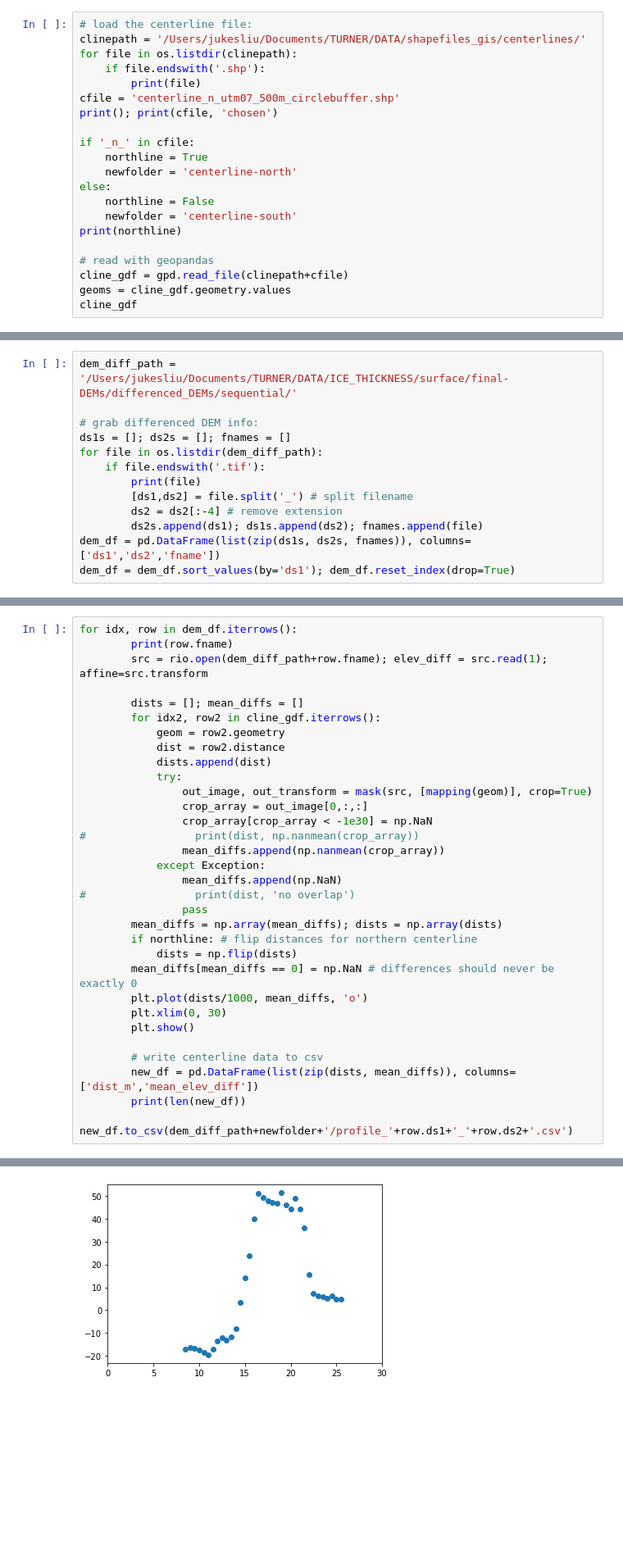
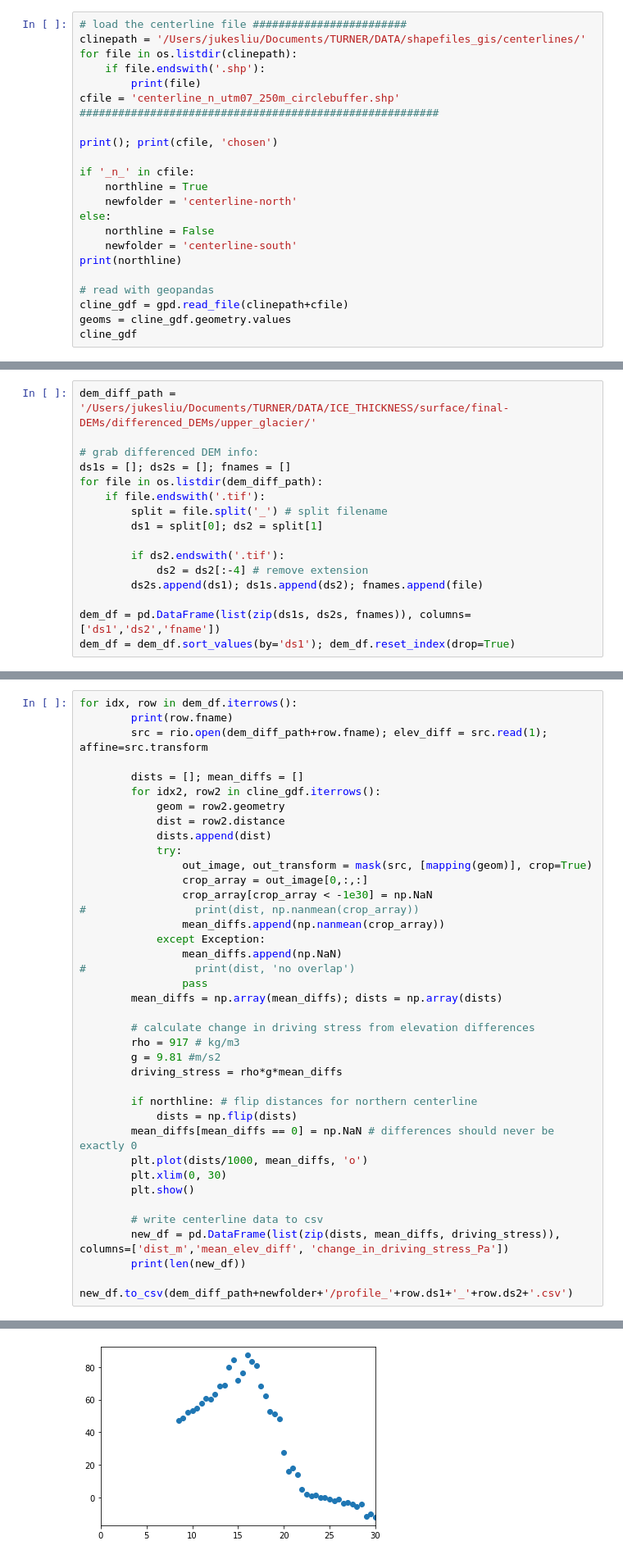
Before and after one commit to jukesliu/TG-surge, a Jupyter notebook: extract_centerline_elevation_differences.ipynb, the cells around one changed output, grey strips where cells are left out. Shown at 82% size. Saved outputs shown, nothing was run; the diff lists cells and outputs as text; blank space fills up the shorter version.

```diff
--- a/extract_centerline_elevation_differences.ipynb
+++ b/extract_centerline_elevation_differences.ipynb
@@ -14,10 +15,12 @@ from scipy import stats
 # %%
-# load the centerline file:
+# load the centerline file ########################
 clinepath = '/Users/jukesliu/Documents/TURNER/DATA/shapefiles_gis/centerlines/'
 for file in os.listdir(clinepath):
     if file.endswith('.shp'):
         print(file)
-cfile = 'centerline_n_utm07_500m_circlebuffer.shp'
+cfile = 'centerline_n_utm07_250m_circlebuffer.shp'
+########################################################
+
 print(); print(cfile, 'chosen')
 
 if '_n_' in cfile:
@@ -66,13 +68,0 @@ True
-# %%
-dem_diff_path = '/Users/jukesliu/Documents/TURNER/DATA/ICE_THICKNESS/surface/final-DEMs/differenced_DEMs/sequential/'
-
-# grab differenced DEM info:
-ds1s = []; ds2s = []; fnames = []
-for file in os.listdir(dem_diff_path):
-    if file.endswith('.tif'):
-        print(file)
-        [ds1,ds2] = file.split('_') # split filename
-        ds2 = ds2[:-4] # remove extension
-        ds2s.append(ds1); ds1s.append(ds2); fnames.append(file)
-dem_df = pd.DataFrame(list(zip(ds1s, ds2s, fnames)), columns=['ds1','ds2','fname'])
-dem_df = dem_df.sort_values(by='ds1'); dem_df.reset_index(drop=True)
@@ -112,0 +71,16 @@ out_image.shape
+# %%
+dem_diff_path = '/Users/jukesliu/Documents/TURNER/DATA/ICE_THICKNESS/surface/final-DEMs/differenced_DEMs/upper_glacier/'
+
+# grab differenced DEM info:
+ds1s = []; ds2s = []; fnames = []
+for file in os.listdir(dem_diff_path):
+    if file.endswith('.tif'):
+        split = file.split('_') # split filename
+        ds1 = split[0]; ds2 = split[1]
+
+        if ds2.endswith('.tif'):
+            ds2 = ds2[:-4] # remove extension
+        ds2s.append(ds1); ds1s.append(ds2); fnames.append(file)
+
+dem_df = pd.DataFrame(list(zip(ds1s, ds2s, fnames)), columns=['ds1','ds2','fname'])
+dem_df = dem_df.sort_values(by='ds1'); dem_df.reset_index(drop=True)
@@ -131,6 +115,12 @@ for idx, row in dem_df.iterrows():
 #                 print(dist, 'no overlap')
                 pass
         mean_diffs = np.array(mean_diffs); dists = np.array(dists)
+
+        # calculate change in driving stress from elevation differences
+        rho = 917 # kg/m3
+        g = 9.81 #m/s2
+        driving_stress = rho*g*mean_diffs
+
         if northline: # flip distances for northern centerline
             dists = np.flip(dists)
         mean_diffs[mean_diffs == 0] = np.NaN # differences should never be exactly 0
@@ -139,7 +129,7 @@ for idx, row in dem_df.iterrows():
         plt.show()
 
         # write centerline data to csv
-        new_df = pd.DataFrame(list(zip(dists, mean_diffs)), columns=['dist_m','mean_elev_diff'])
+        new_df = pd.DataFrame(list(zip(dists, mean_diffs, driving_stress)), columns=['dist_m','mean_elev_diff', 'change_in_driving_stress_Pa'])
         print(len(new_df))
         new_df.to_csv(dem_diff_path+newfolder+'/profile_'+row.ds1+'_'+row.ds2+'.csv')
 # %% [output]
@@ -150,2 +140,2 @@ for idx, row in dem_df.iterrows():
-[figure, old version]
+[figure, new version]
 61
```
Also changed, not shown: parts of 29 cells of this notebook, 2 other files.
